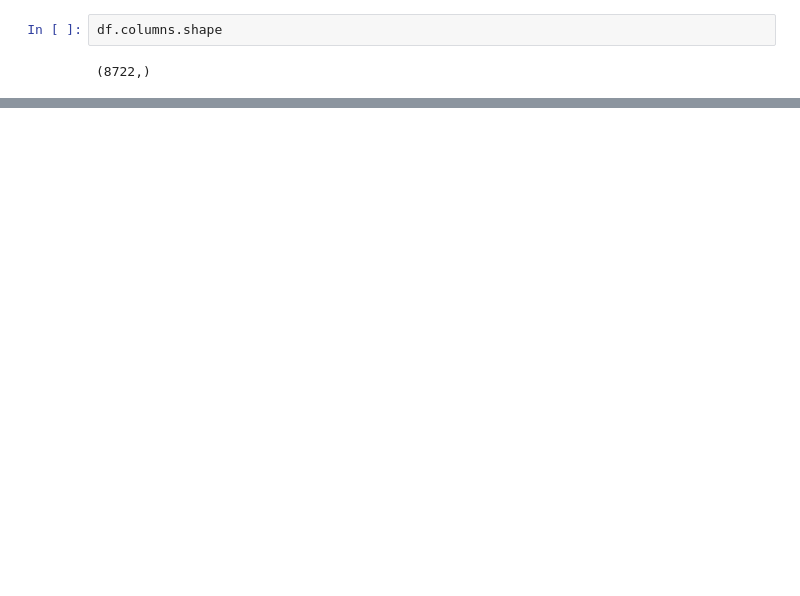
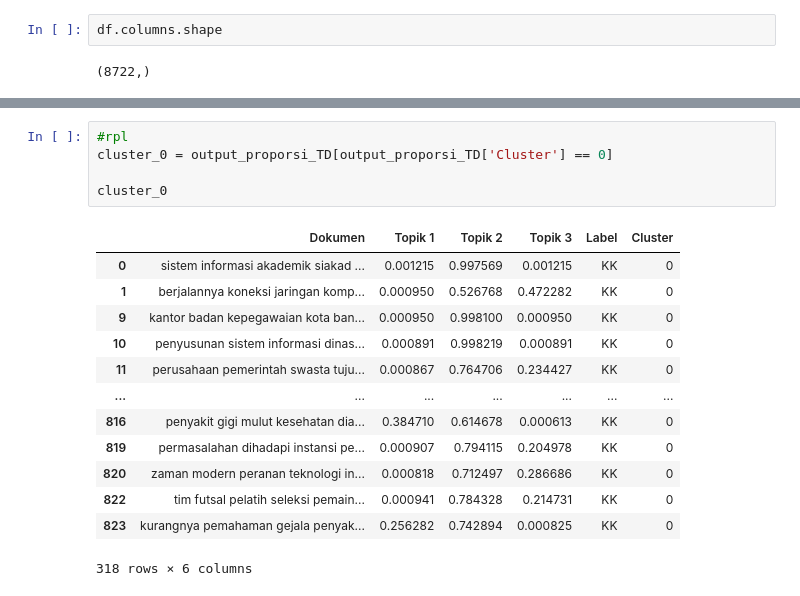
Before and after one commit to MeAdila/ppw, a Jupyter notebook: _sources/LDA.ipynb, the cells around one changed output, grey strips where cells are left out. Saved outputs shown, nothing was run; the diff lists cells and outputs as text; blank space fills up the shorter version.

```diff
--- a/_sources/LDA.ipynb
+++ b/_sources/LDA.ipynb
@@ -103,0 +129,19 @@ output_proporsi_TD
+# %%
+#rpl
+cluster_0 = output_proporsi_TD[output_proporsi_TD['Cluster'] == 0]
+
+cluster_0
+# %% [output]
+|  | Dokumen | Topik 1 | Topik 2 | Topik 3 | Label | Cluster |
+| 0 | sistem informasi akademik siakad ... | 0.001215 | 0.997569 | 0.001215 | KK | 0 |
+| 1 | berjalannya koneksi jaringan komp... | 0.000950 | 0.526768 | 0.472282 | KK | 0 |
+| 9 | kantor badan kepegawaian kota ban... | 0.000950 | 0.998100 | 0.000950 | KK | 0 |
+| 10 | penyusunan sistem informasi dinas... | 0.000891 | 0.998219 | 0.000891 | KK | 0 |
+| 11 | perusahaan pemerintah swasta tuju... | 0.000867 | 0.764706 | 0.234427 | KK | 0 |
+| ... | ... | ... | ... | ... | ... | ... |
+| 816 | penyakit gigi mulut kesehatan dia... | 0.384710 | 0.614678 | 0.000613 | KK | 0 |
+| 819 | permasalahan dihadapi instansi pe... | 0.000907 | 0.794115 | 0.204978 | KK | 0 |
+| 820 | zaman modern peranan teknologi in... | 0.000818 | 0.712497 | 0.286686 | KK | 0 |
+| 822 | tim futsal pelatih seleksi pemain... | 0.000941 | 0.784328 | 0.214731 | KK | 0 |
+| 823 | kurangnya pemahaman gejala penyak... | 0.256282 | 0.742894 | 0.000825 | KK | 0 |
+318 rows × 6 columns
```
Also changed, not shown: parts of 15 cells of this notebook, 37 other files.
